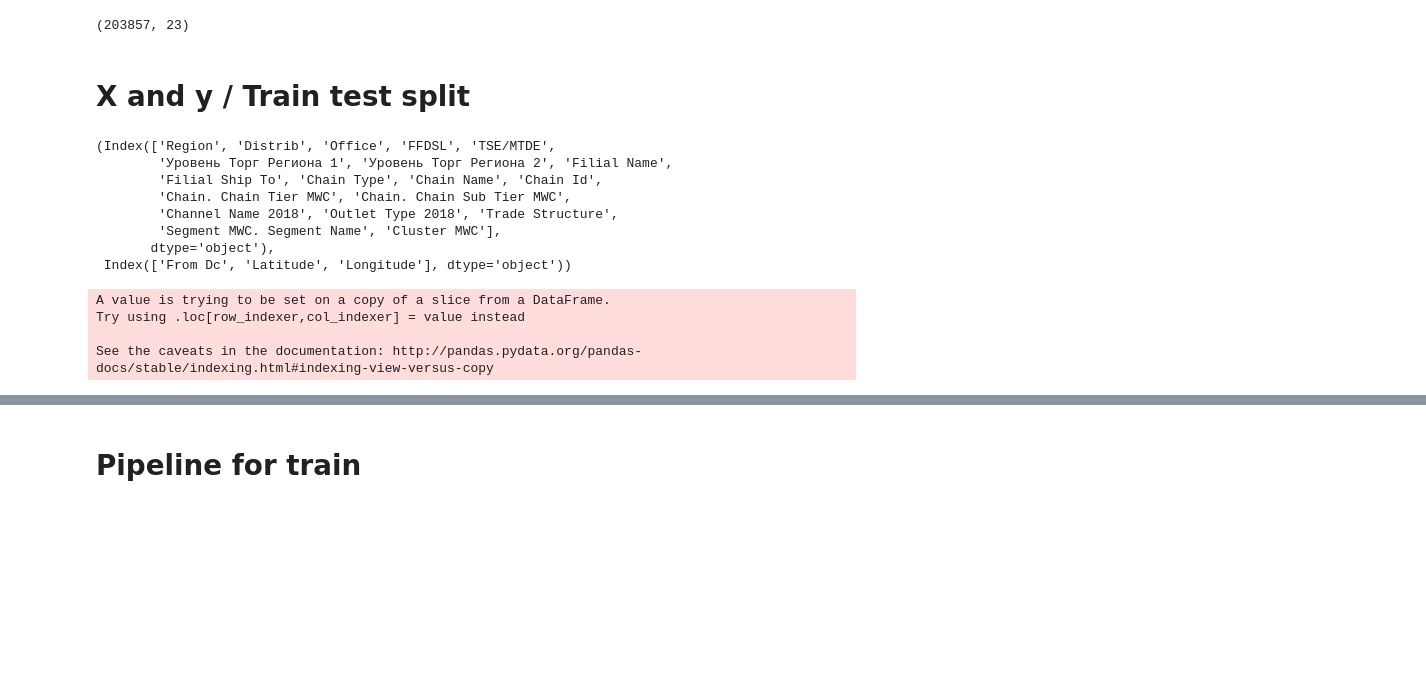
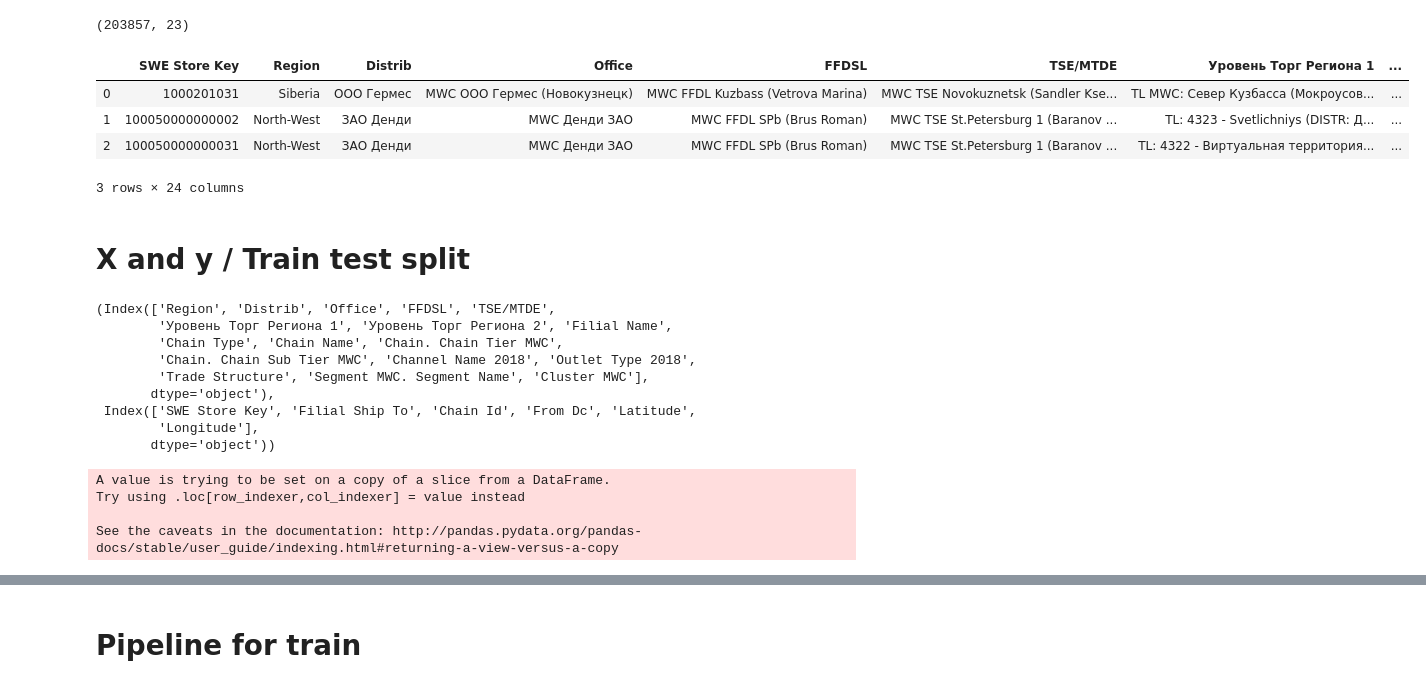
Before and after one commit to kolommik/sklearn_pipline_rf, a Jupyter notebook: My RandomForestClassify.ipynb, the cells around one changed output, grey strips where cells are left out. Saved outputs shown, nothing was run; the diff lists cells and outputs as text; code cells hidden in the pictures; blank space fills up the shorter version.

```diff
--- a/My RandomForestClassify.ipynb
+++ b/My RandomForestClassify.ipynb
@@ -184,3 +186,12 @@ data.shape
+# %%
+data = pd.read_csv(r".\DATA\_prepared_data.csv")
+data.head(3)
+# %% [output]
+|  | SWE Store Key | Region | Distrib | Office | FFDSL | TSE/MTDE | Уровень Торг Региона 1 | ... |
+| 0 | 1000201031 | Siberia | ООО Гермес | MWC ООО Гермес (Новокузнецк) | MWC FFDL Kuzbass (Vetrova Marina) | MWC TSE Novokuznetsk (Sandler Kse... | TL MWC: Север Кузбасса (Мокроусов... | ... |
+| 1 | 100050000000002 | North-West | ЗАО Денди | MWC Денди ЗАО | MWC FFDL SPb (Brus Roman) | MWC TSE St.Petersburg 1 (Baranov ... | TL: 4323 - Svetlichniys (DISTR: Д... | ... |
+| 2 | 100050000000031 | North-West | ЗАО Денди | MWC Денди ЗАО | MWC FFDL SPb (Brus Roman) | MWC TSE St.Petersburg 1 (Baranov ... | TL: 4322 - Виртуальная территория... | ... |
+3 rows × 24 columns
 # %% [markdown]
 # X and y  / Train test split
 # %%
@@ -194,12 +205,13 @@ cat_features, num_features
 # %% [output]
 (Index(['Region', 'Distrib', 'Office', 'FFDSL', 'TSE/MTDE',
         'Уровень Торг Региона 1', 'Уровень Торг Региона 2', 'Filial Name',
-        'Filial Ship To', 'Chain Type', 'Chain Name', 'Chain Id',
-        'Chain. Chain Tier MWC', 'Chain. Chain Sub Tier MWC',
-        'Channel Name 2018', 'Outlet Type 2018', 'Trade Structure',
-        'Segment MWC. Segment Name', 'Cluster MWC'],
+        'Chain Type', 'Chain Name', 'Chain. Chain Tier MWC',
+        'Chain. Chain Sub Tier MWC', 'Channel Name 2018', 'Outlet Type 2018',
+        'Trade Structure', 'Segment MWC. Segment Name', 'Cluster MWC'],
        dtype='object'),
- Index(['From Dc', 'Latitude', 'Longitude'], dtype='object'))
+ Index(['SWE Store Key', 'Filial Ship To', 'Chain Id', 'From Dc', 'Latitude',
+        'Longitude'],
+       dtype='object'))
 # %%
 for col in cat_features:
     X[col]=X[col].astype(str)
@@ -207,7 +219,7 @@ for col in cat_features:
 A value is trying to be set on a copy of a slice from a DataFrame.
 Try using .loc[row_indexer,col_indexer] = value instead
 
-See the caveats in the documentation: http://pandas.pydata.org/pandas-docs/stable/indexing.html#indexing-view-versus-copy
+See the caveats in the documentation: http://pandas.pydata.org/pandas-docs/stable/user_guide/indexing.html#returning-a-view-versus-a-copy
 # %%
 X_train, X_test, y_train, y_test = train_test_split(X, y, test_size=0.3, stratify=y, random_state=42)
 # %%
```
Also changed, not shown: parts of 13 cells of this notebook, 1 other file.
